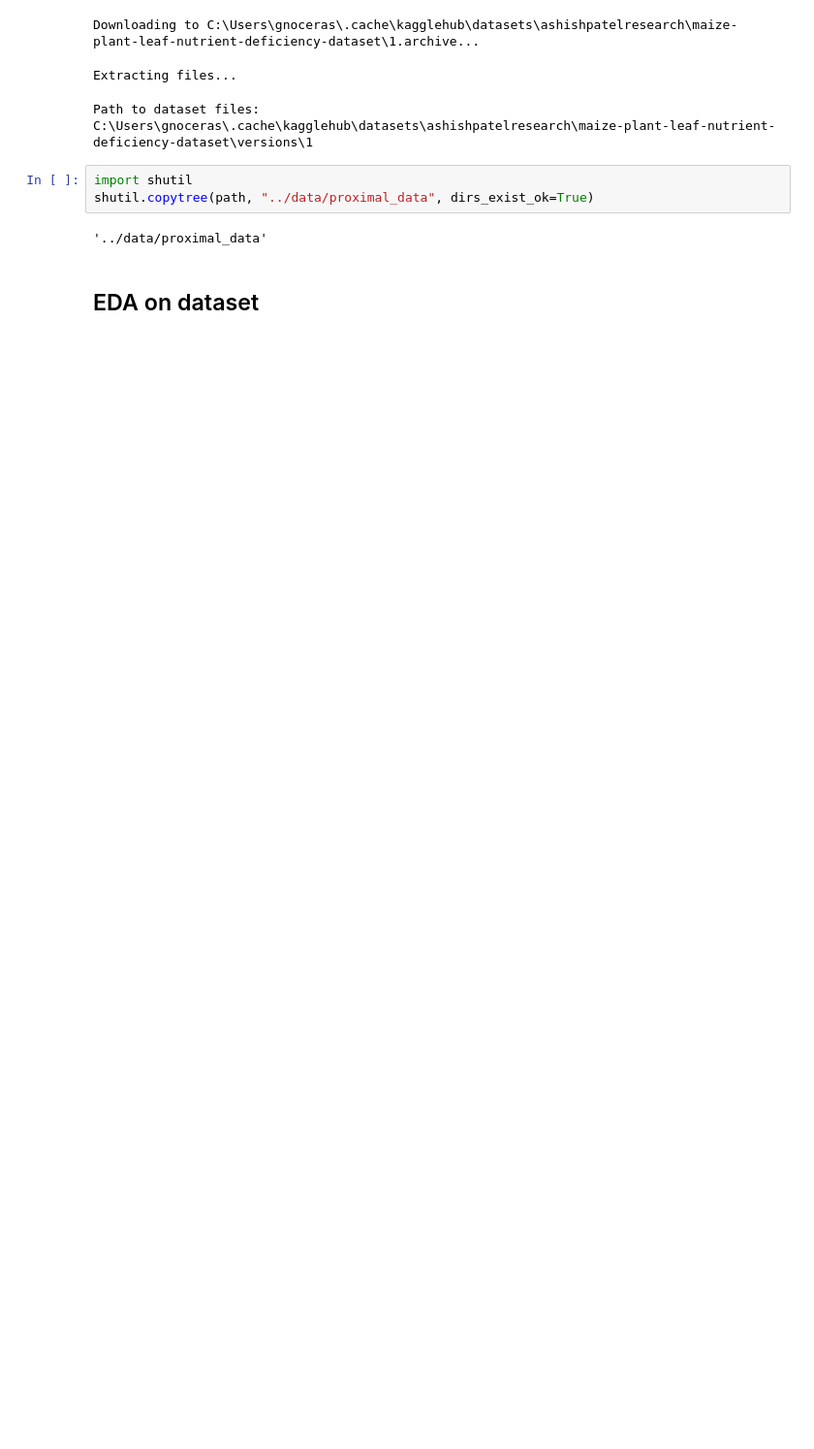
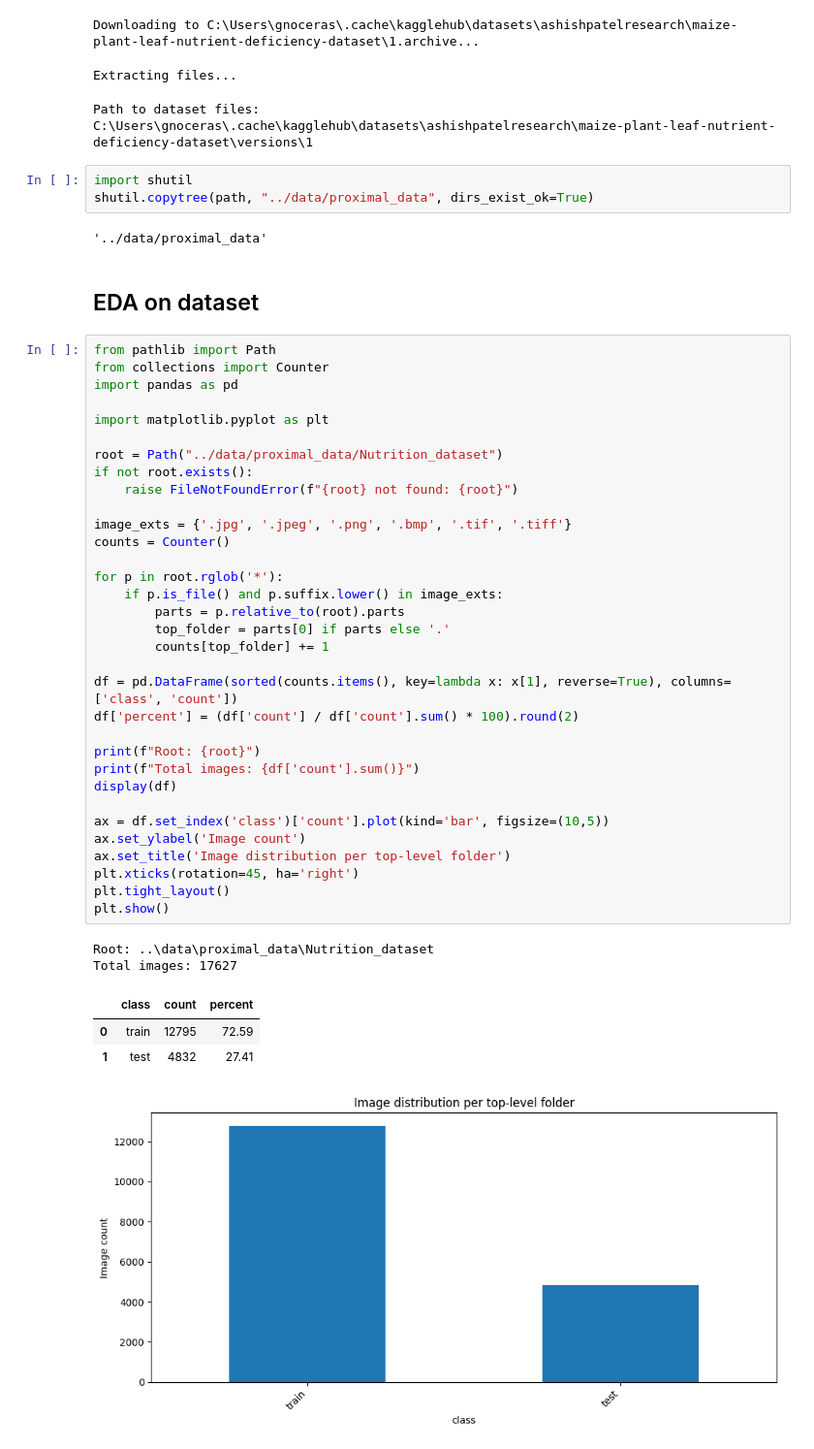
Before and after one commit to Ciampitti-Lab/HackIL, a Jupyter notebook: notebooks/modelTraining.ipynb, the cells around one changed output. Shown at 97% size. Cells and saved outputs as stored; diff of their text form; blank space fills up the shorter version.

Commit message:
chore: performing EDA on images distribution

```diff
--- a/notebooks/modelTraining.ipynb
+++ b/notebooks/modelTraining.ipynb
@@ -20,3 +20,43 @@ shutil.copytree(path, "../data/proximal_data", dirs_exist_ok=True)
 '../data/proximal_data'
 # %% [markdown]
 ## EDA on dataset
+# %%
+from pathlib import Path
+from collections import Counter
+import pandas as pd
+
+import matplotlib.pyplot as plt
+
+root = Path("../data/proximal_data/Nutrition_dataset")
+if not root.exists():
+    raise FileNotFoundError(f"{root} not found: {root}")
+
+image_exts = {'.jpg', '.jpeg', '.png', '.bmp', '.tif', '.tiff'}
+counts = Counter()
+
+for p in root.rglob('*'):
+    if p.is_file() and p.suffix.lower() in image_exts:
+        parts = p.relative_to(root).parts
+        top_folder = parts[0] if parts else '.'
+        counts[top_folder] += 1
+
+df = pd.DataFrame(sorted(counts.items(), key=lambda x: x[1], reverse=True), columns=['class', 'count'])
+df['percent'] = (df['count'] / df['count'].sum() * 100).round(2)
+
+print(f"Root: {root}")
+print(f"Total images: {df['count'].sum()}")
+display(df)
+
+ax = df.set_index('class')['count'].plot(kind='bar', figsize=(10,5))
+ax.set_ylabel('Image count')
+ax.set_title('Image distribution per top-level folder')
+plt.xticks(rotation=45, ha='right')
+plt.tight_layout()
+plt.show()
+# %% [output]
+Root: ..\data\proximal_data\Nutrition_dataset
+Total images: 17627
+|  | class | count | percent |
+| 0 | train | 12795 | 72.59 |
+| 1 | test | 4832 | 27.41 |
+[figure, added]
```
Also changed, not shown: parts of 3 cells of this notebook, 2 other files.
